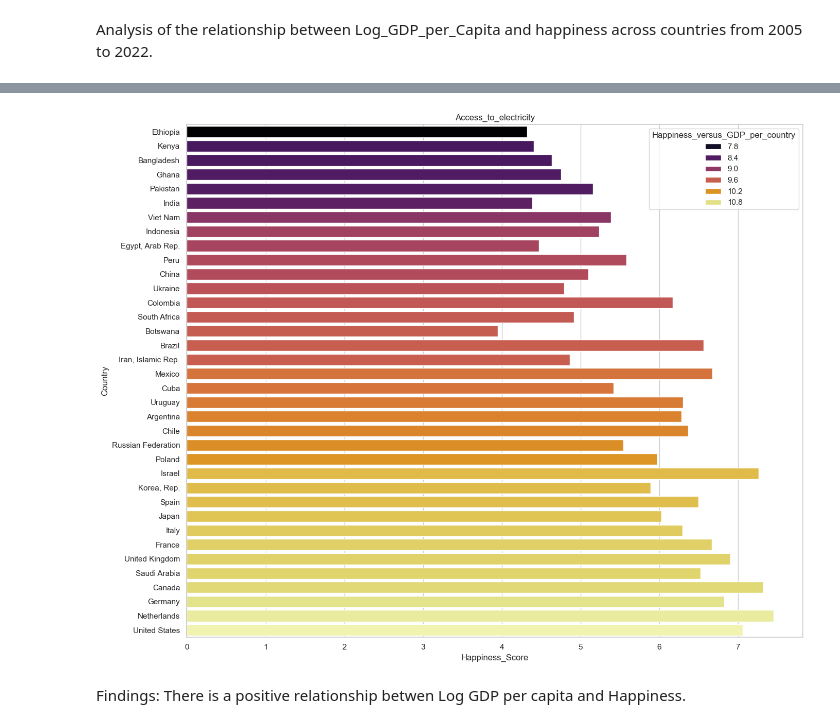
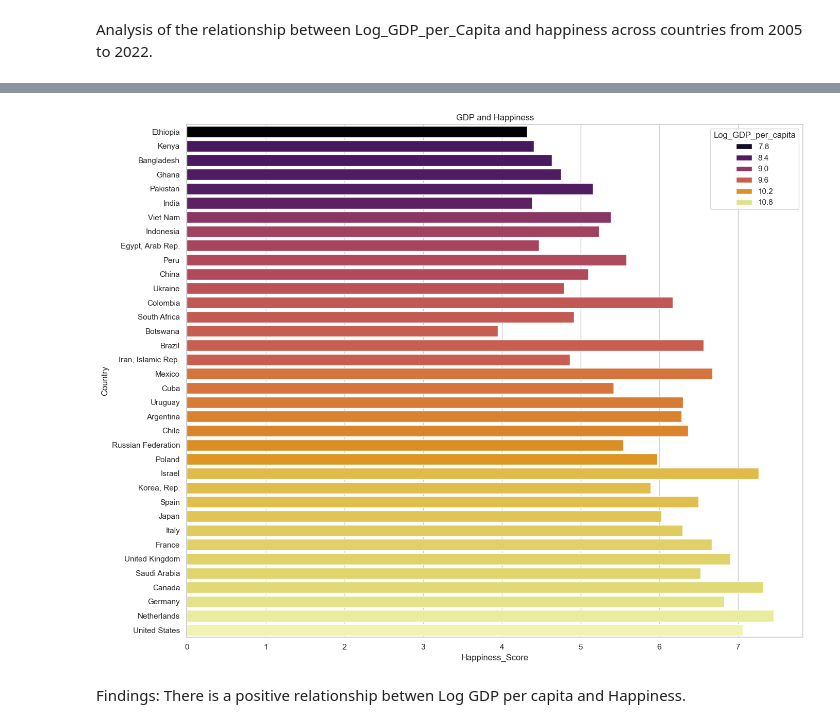
Before and after one commit to oliv-1990/HAPPY, a Jupyter notebook: happy_analysis.ipynb, the cells around one changed output, grey strips where cells are left out. Cells and saved outputs as stored; diff of their text form; code cells hidden in the pictures.

```diff
--- a/happy_analysis.ipynb
+++ b/happy_analysis.ipynb
@@ -1400,34 +1400,34 @@ United States                10.969595         7.059055
 Uruguay                       9.937653         6.300086
 Viet Nam                      8.952280         5.385371
 # %%
-# Sort to make it neat
+# Created a barplot
 
 sorted_GDP_aveg_df = GDP_averages.sort_values(
     by=['Log_GDP_per_Capita', 'Happiness_Score'],
     ascending=True
 )
 
 
 plt.figure(figsize=(14, 11))
 
 sns.barplot(
     data=sorted_GDP_aveg_df,
     hue='Log_GDP_per_Capita',
     x='Happiness_Score',
     y='country',
      palette='inferno',
 )
 
 
 # Customized the plot
-plt.title('Access_to_electricity', fontsize=12)
+plt.title('GDP and Happiness', fontsize=12)
 plt.xlabel('Happiness_Score')
 plt.ylabel('Country')
-plt.legend(title='Happiness_versus_GDP_per_country')
+plt.legend(title='Log_GDP_per_capita')
 plt.tight_layout()
 plt.show()
 # %% [output]
-[figure, old version]
+[figure, new version]
 # %% [markdown]
 Findings:
 There is a positive relationship betwen Log GDP per capita and Happiness.
```
Also changed, not shown: 1 other file.
